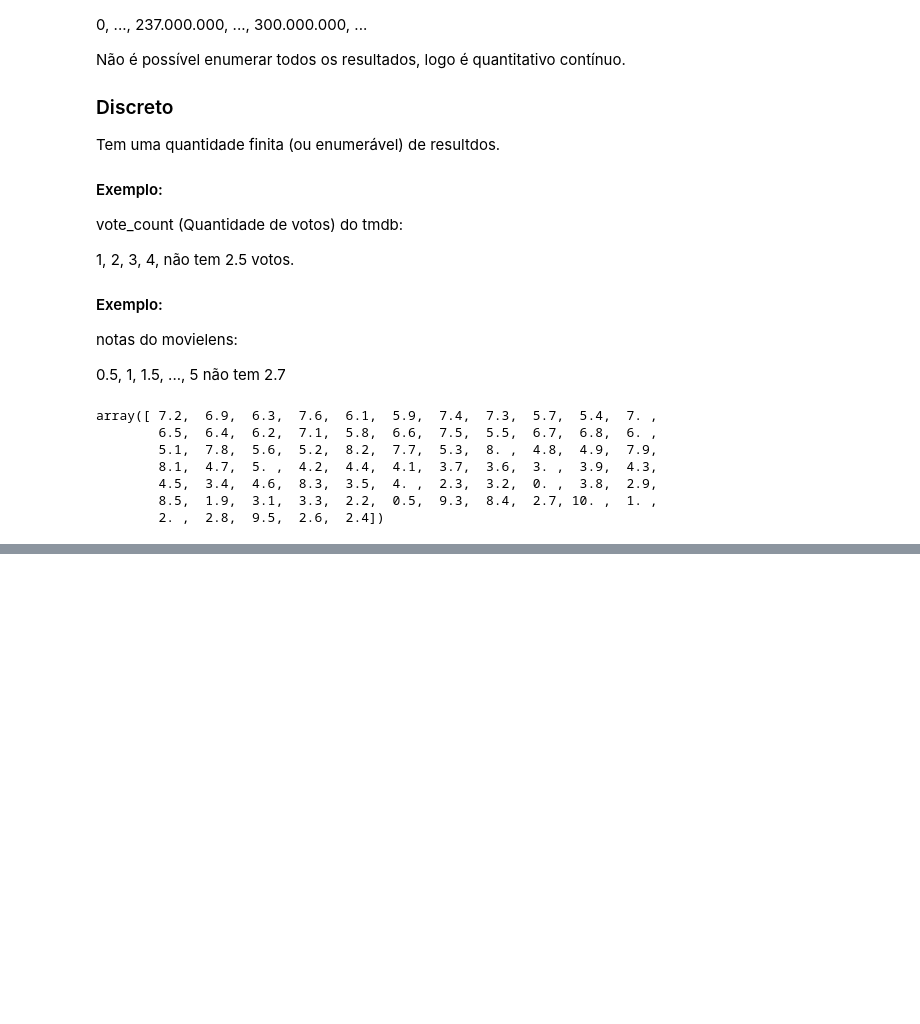
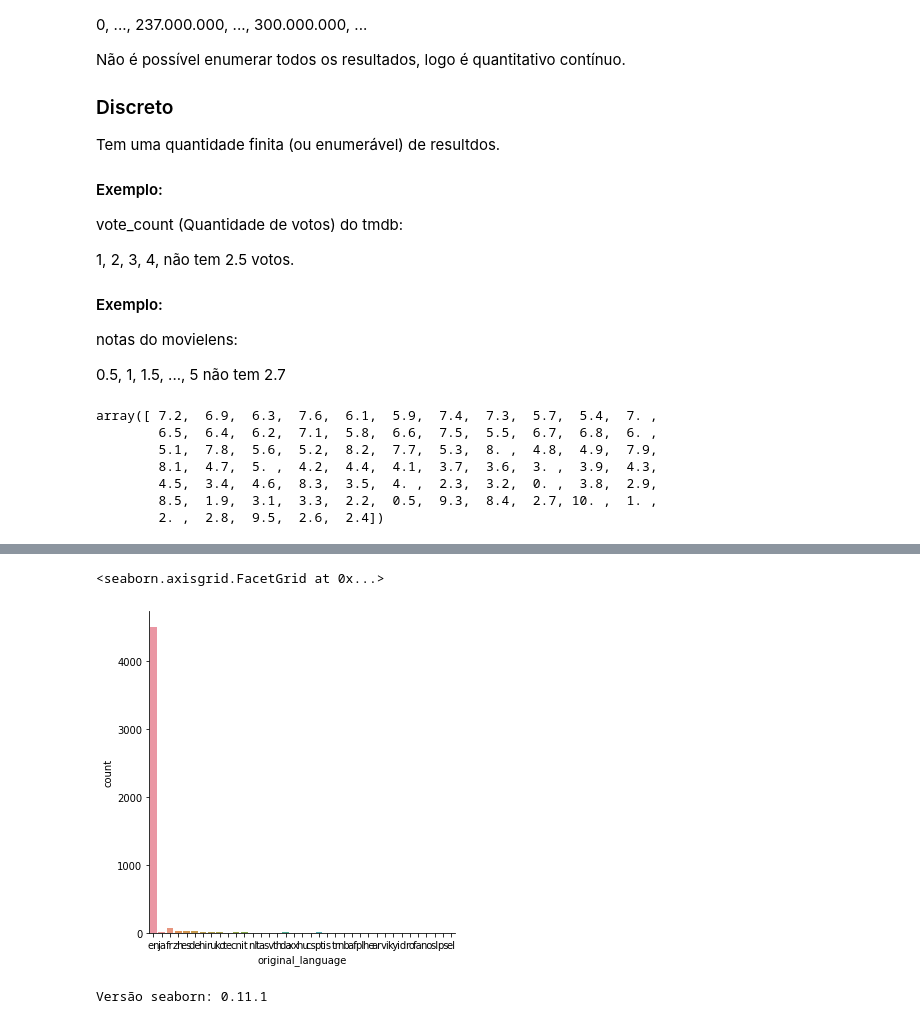
Before and after one commit to Henriquemcc/Aprendendo_Data_Science, a Jupyter notebook: Introdução à Data Science.ipynb, the cells around one changed output, grey strips where cells are left out. Saved outputs shown, nothing was run; the diff lists cells and outputs as text; code cells hidden in the pictures; blank space fills up the shorter version.

```diff
--- a/Introdução à Data Science.ipynb
+++ b/Introdução à Data Science.ipynb
@@ -391,0 +508,9 @@ array([ 7.2,  6.9,  6.3,  7.6,  6.1,  5.9,  7.4,  7.3,  5.7,  5.4,  7. ,
+# %%
+seaborn.catplot(x = "original_language", data = tmdb, kind = "count")
+# %% [output]
+<seaborn.axisgrid.FacetGrid at 0x...>
+[figure, added]
+# %%
+print("Versão seaborn:", seaborn.__version__)
+# %% [output]
+Versão seaborn: 0.11.1
```
Also changed, not shown: parts of 8 cells of this notebook.
